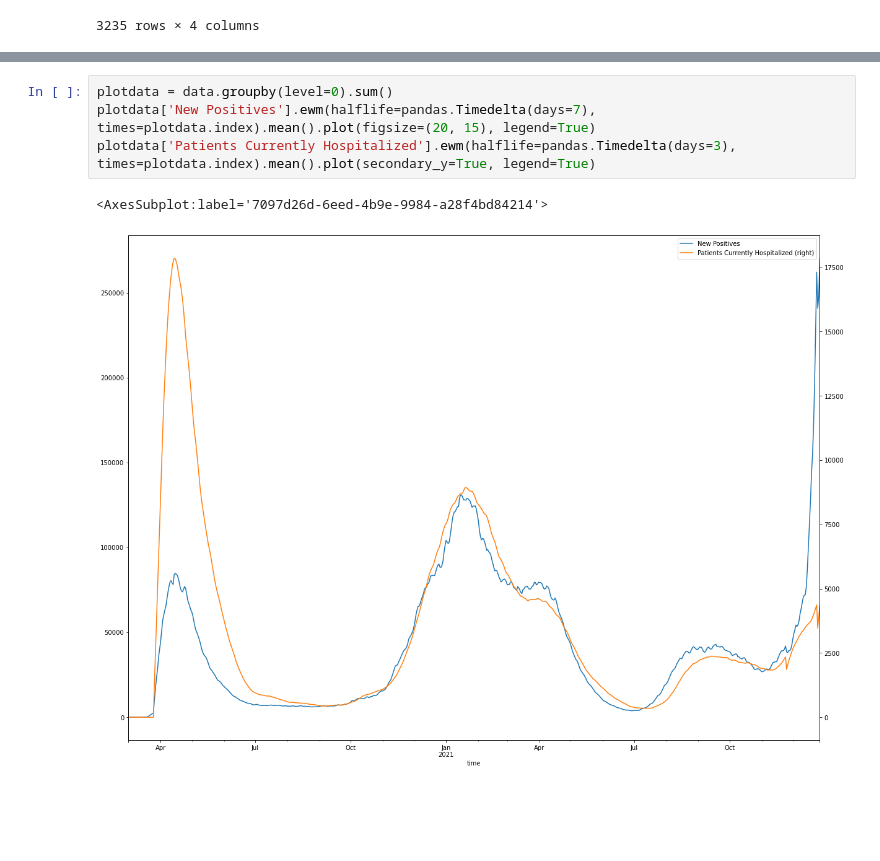
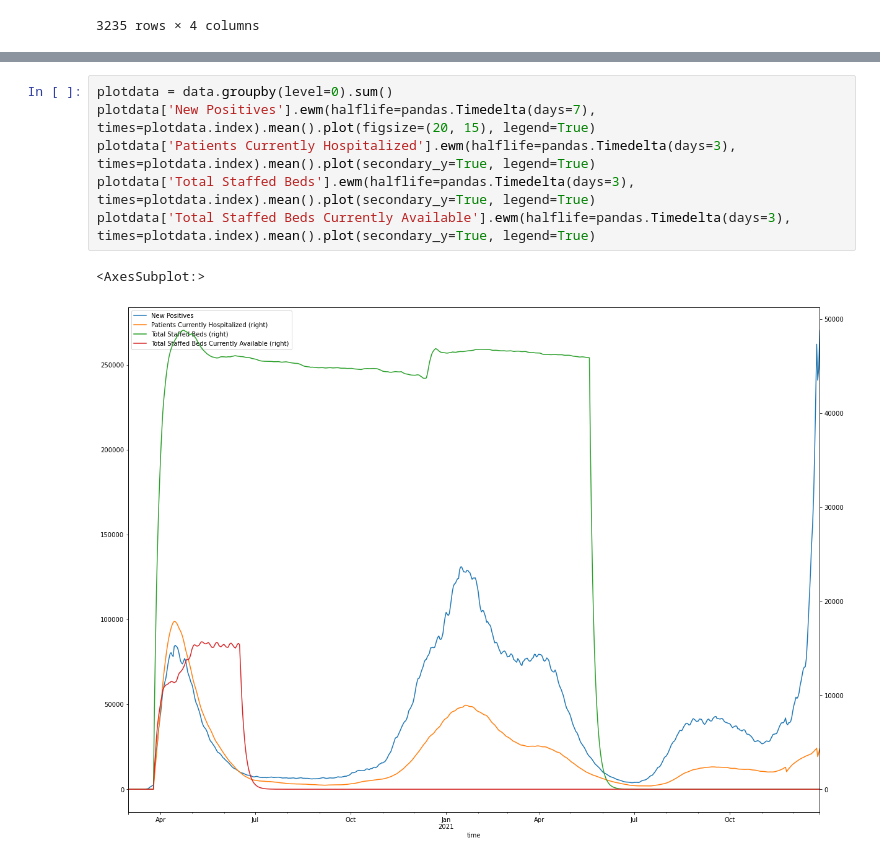
Before and after one commit to jmhodges/covid, a Jupyter notebook: notebook.ipynb, the cells around one changed output, grey strips where cells are left out. Saved outputs shown, nothing was run; the diff lists cells and outputs as text; blank space fills up the shorter version.

Commit message:
total beds attempt (data looks bogus)

```diff
--- a/notebook.ipynb
+++ b/notebook.ipynb
@@ -65,7 +65,9 @@ data
 # %%
 plotdata = data.groupby(level=0).sum()
 plotdata['New Positives'].ewm(halflife=pandas.Timedelta(days=7), times=plotdata.index).mean().plot(figsize=(20, 15), legend=True)
 plotdata['Patients Currently Hospitalized'].ewm(halflife=pandas.Timedelta(days=3), times=plotdata.index).mean().plot(secondary_y=True, legend=True)
+plotdata['Total Staffed Beds'].ewm(halflife=pandas.Timedelta(days=3), times=plotdata.index).mean().plot(secondary_y=True, legend=True)
+plotdata['Total Staffed Beds Currently Available'].ewm(halflife=pandas.Timedelta(days=3), times=plotdata.index).mean().plot(secondary_y=True, legend=True)
 # %% [output]
-<AxesSubplot:label='7097d26d-6eed-4b9e-9984-a28f4bd84214'>
+<AxesSubplot:>
-[figure, old version]
+[figure, new version]
```
Also changed, not shown: parts of 3 cells of this notebook, 1 other file.
